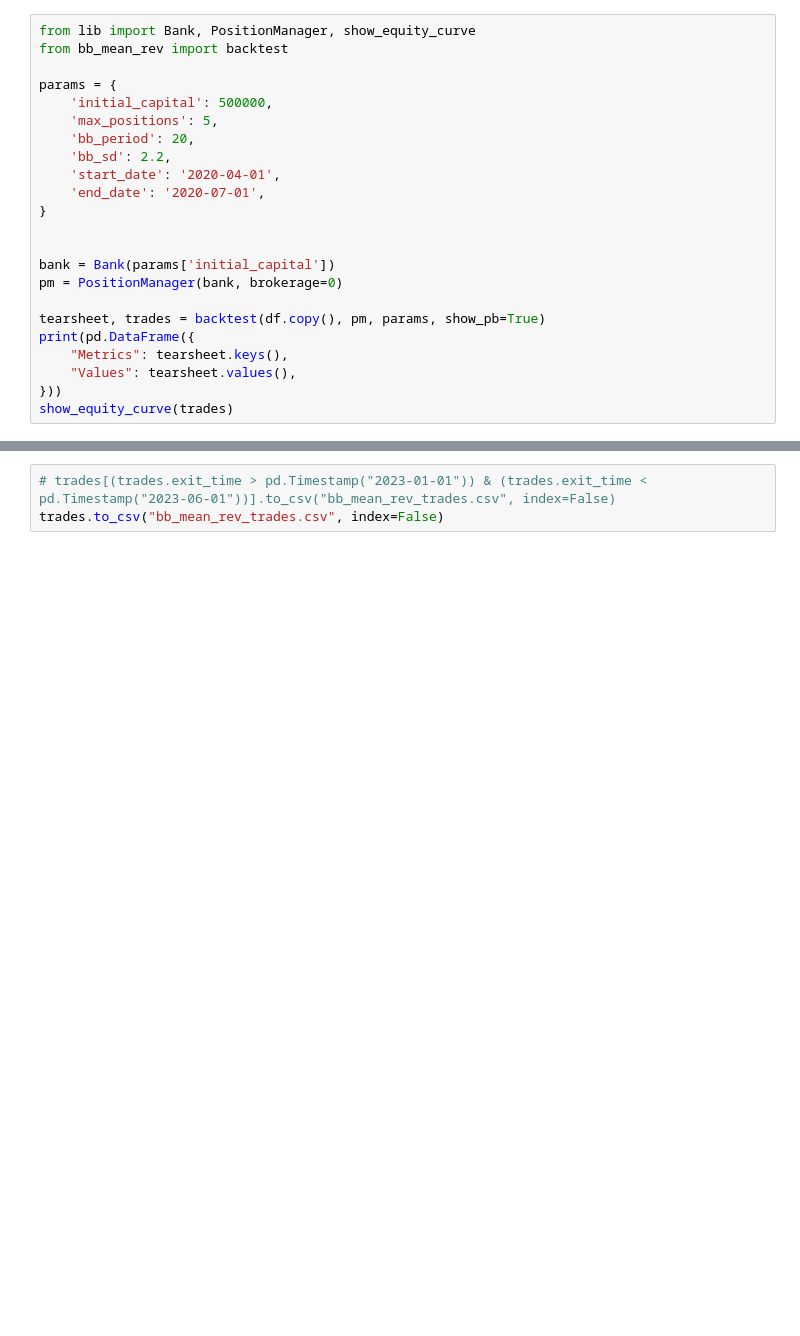
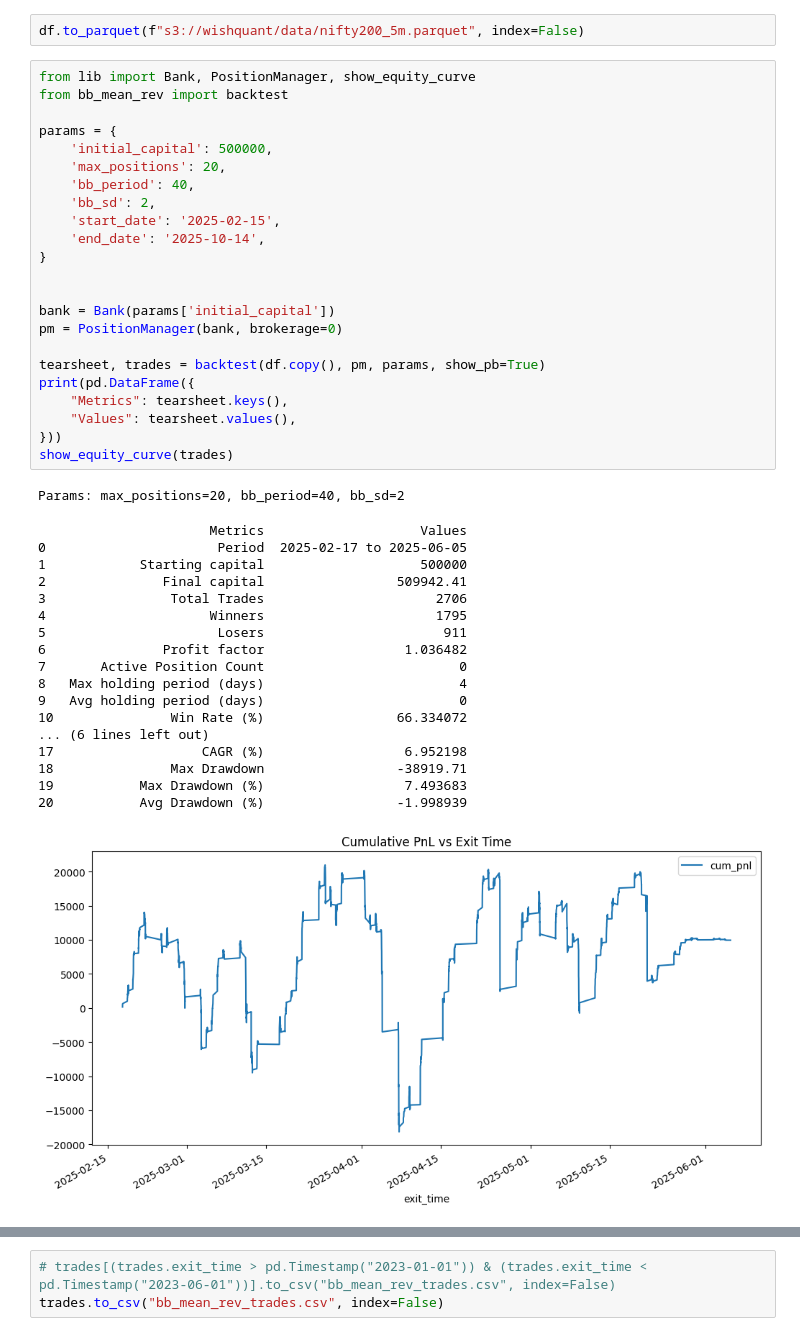
Before and after one commit to wishabhilash/strategy-notebooks, a Jupyter notebook: notebooks/BB-mean-reversion.ipynb, the cells around one changed output, grey strips where cells are left out. Drawn from its saved outputs; the diff is of its cells as text; blank space fills up the shorter version.

```diff
--- a/notebooks/BB-mean-reversion.ipynb
+++ b/notebooks/BB-mean-reversion.ipynb
@@ -22,23 +24,45 @@ Error fetching data for NSE:OLAELEC-EQ: 'candles'
+# %%
+df.to_parquet(f"s3://wishquant/data/nifty200_5m.parquet", index=False)
 # %%
 from lib import Bank, PositionManager, show_equity_curve
 from bb_mean_rev import backtest
 
 params = {
     'initial_capital': 500000,
-    'max_positions': 5,
-    'bb_period': 20,
-    'bb_sd': 2.2,
-    'start_date': '2020-04-01',
-    'end_date': '2020-07-01',
+    'max_positions': 20,
+    'bb_period': 40,
+    'bb_sd': 2,
+    'start_date': '2025-02-15',
+    'end_date': '2025-10-14',
 }
 
 
 bank = Bank(params['initial_capital'])
 pm = PositionManager(bank, brokerage=0)
 
 tearsheet, trades = backtest(df.copy(), pm, params, show_pb=True)
 print(pd.DataFrame({
     "Metrics": tearsheet.keys(),
     "Values": tearsheet.values(),
 }))
 show_equity_curve(trades)
+# %% [output]
+Params: max_positions=20, bb_period=40, bb_sd=2
+                      Metrics                    Values
+0                      Period  2025-02-17 to 2025-06-05
+1            Starting capital                    500000
+2               Final capital                 509942.41
+3                Total Trades                      2706
+4                     Winners                      1795
+5                      Losers                       911
+6               Profit factor                  1.036482
+7       Active Position Count                         0
+8   Max holding period (days)                         4
+9   Avg holding period (days)                         0
+10               Win Rate (%)                 66.334072
+... (6 lines left out)
+17                   CAGR (%)                  6.952198
+18               Max Drawdown                 -38919.71
+19           Max Drawdown (%)                  7.493683
+20           Avg Drawdown (%)                 -1.998939
+[figure, added]
```
Also changed, not shown: parts of 7 cells of this notebook, 3 other files.
